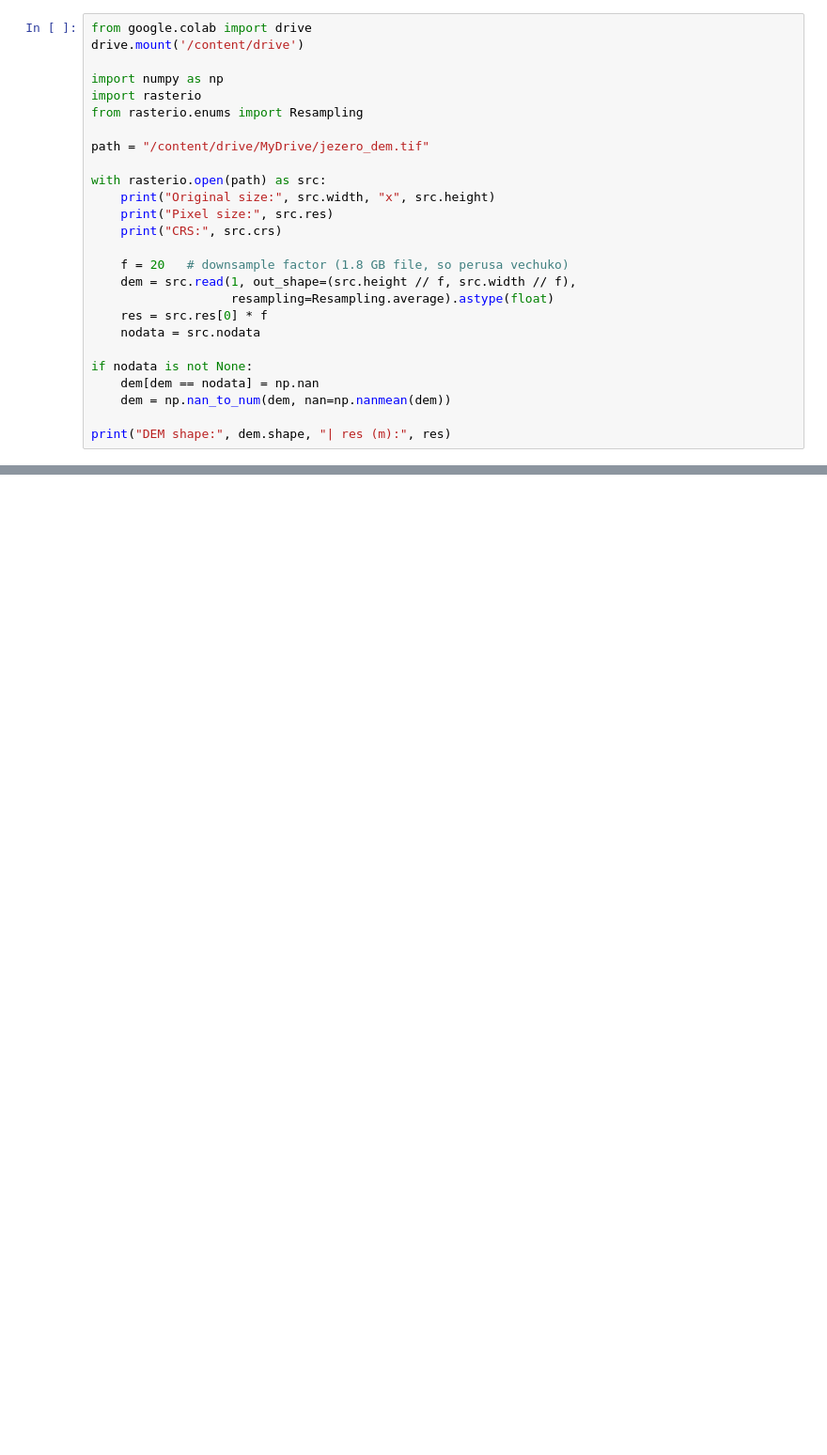
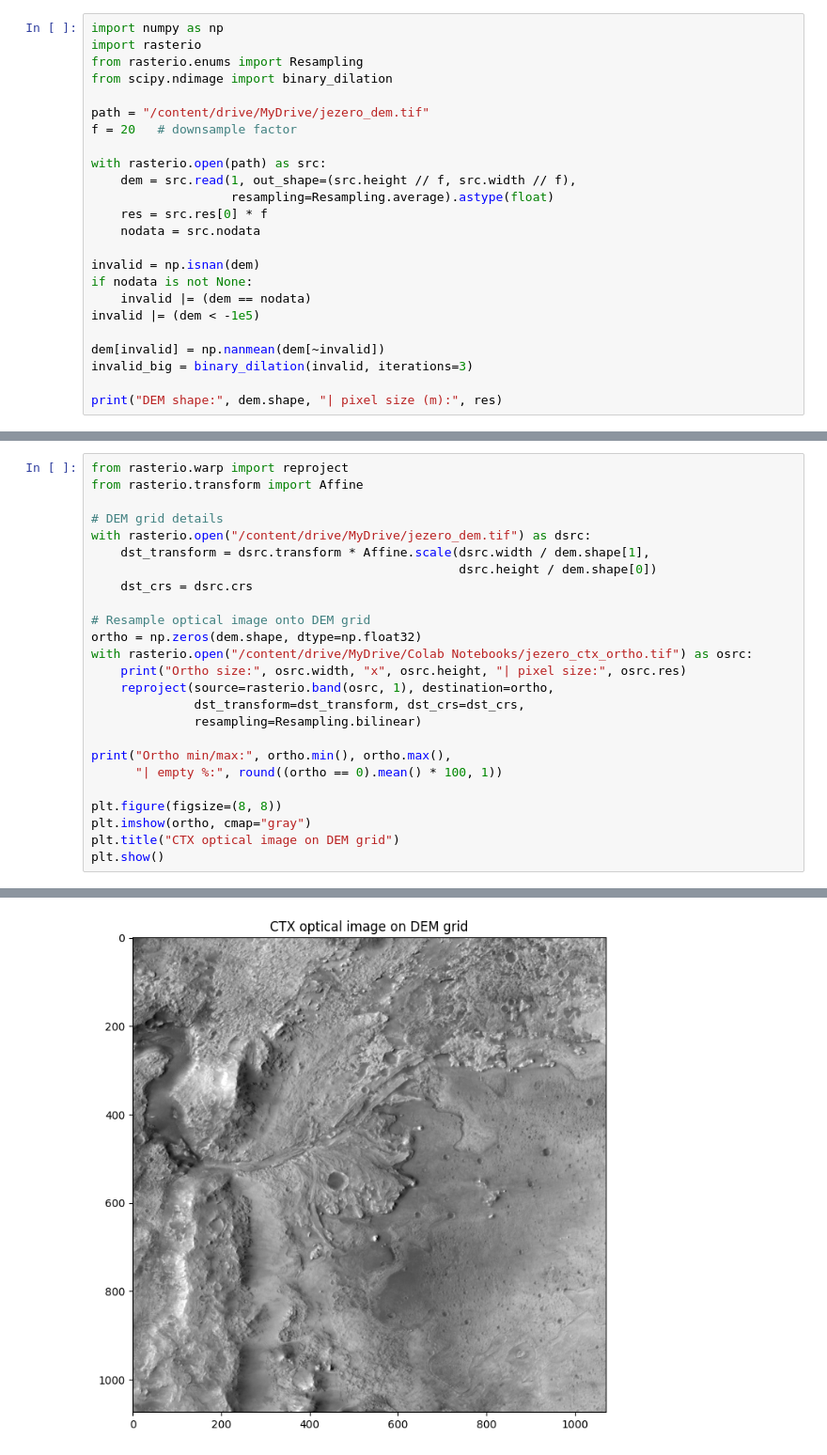
Before and after one commit to 25243060-creator/martian-map-route-planner, a Jupyter notebook: marspath_notebook.ipynb, the cells around one changed output, grey strips where cells are left out. Shown at 94% size. Drawn from its saved outputs; the diff is of its cells as text; blank space fills up the shorter version.

```diff
--- a/marspath_notebook.ipynb
+++ b/marspath_notebook.ipynb
@@ -26,27 +23,25 @@ Drive already mounted at /content/drive; to attempt to forcibly remount, call dr
 # %%
-from google.colab import drive
-drive.mount('/content/drive')
-
 import numpy as np
 import rasterio
 from rasterio.enums import Resampling
+from scipy.ndimage import binary_dilation
 
 path = "/content/drive/MyDrive/jezero_dem.tif"
+f = 20   # downsample factor
 
 with rasterio.open(path) as src:
-    print("Original size:", src.width, "x", src.height)
-    print("Pixel size:", src.res)
-    print("CRS:", src.crs)
-
-    f = 20   # downsample factor (1.8 GB file, so perusa vechuko)
     dem = src.read(1, out_shape=(src.height // f, src.width // f),
                    resampling=Resampling.average).astype(float)
     res = src.res[0] * f
     nodata = src.nodata
 
+invalid = np.isnan(dem)
 if nodata is not None:
-    dem[dem == nodata] = np.nan
-    dem = np.nan_to_num(dem, nan=np.nanmean(dem))
+    invalid |= (dem == nodata)
+invalid |= (dem < -1e5)
 
-print("DEM shape:", dem.shape, "| res (m):", res)
+dem[invalid] = np.nanmean(dem[~invalid])
+invalid_big = binary_dilation(invalid, iterations=3)
+
+print("DEM shape:", dem.shape, "| pixel size (m):", res)
 # %% [output]
@@ -412,0 +346,26 @@ files.download("jezero_route_real.png")
+# %%
+from rasterio.warp import reproject
+from rasterio.transform import Affine
+
+# DEM grid details
+with rasterio.open("/content/drive/MyDrive/jezero_dem.tif") as dsrc:
+    dst_transform = dsrc.transform * Affine.scale(dsrc.width / dem.shape[1],
+                                                  dsrc.height / dem.shape[0])
+    dst_crs = dsrc.crs
+
+# Resample optical image onto DEM grid
+ortho = np.zeros(dem.shape, dtype=np.float32)
+with rasterio.open("/content/drive/MyDrive/Colab Notebooks/jezero_ctx_ortho.tif") as osrc:
+    print("Ortho size:", osrc.width, "x", osrc.height, "| pixel size:", osrc.res)
+    reproject(source=rasterio.band(osrc, 1), destination=ortho,
+              dst_transform=dst_transform, dst_crs=dst_crs,
+              resampling=Resampling.bilinear)
+
+print("Ortho min/max:", ortho.min(), ortho.max(),
+      "| empty %:", round((ortho == 0).mean() * 100, 1))
+
+plt.figure(figsize=(8, 8))
+plt.imshow(ortho, cmap="gray")
+plt.title("CTX optical image on DEM grid")
+plt.show()
+# %% [output]
@@ -412,0 +374 @@ files.download("jezero_route_real.png")
+[figure, added]
```
Also changed, not shown: parts of 25 cells of this notebook.
